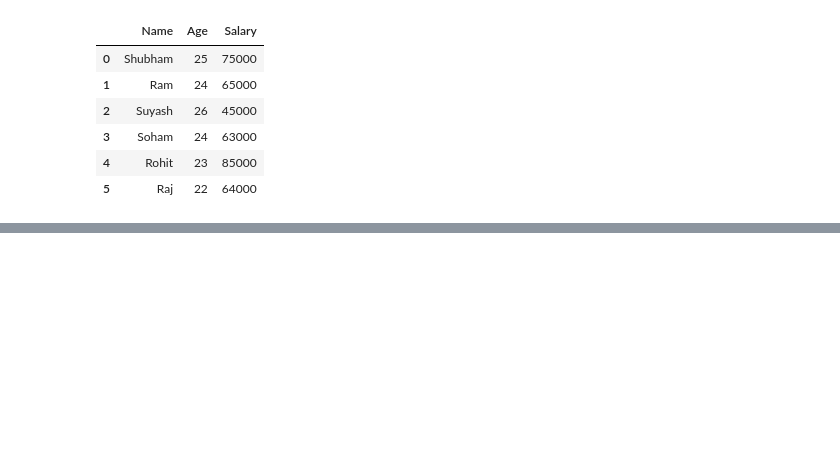
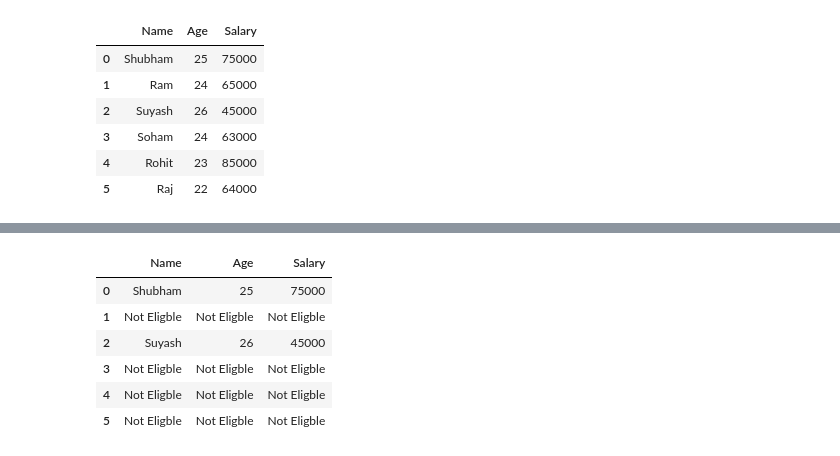
Before and after one commit to shubhammadane/pandas-by-shubhammadane, a Jupyter notebook: Revision_of_Pandas.ipynb, the cells around one changed output, grey strips where cells are left out. Saved outputs shown, nothing was run; the diff lists cells and outputs as text; code cells hidden in the pictures; blank space fills up the shorter version.

```diff
--- a/Revision_of_Pandas.ipynb
+++ b/Revision_of_Pandas.ipynb
@@ -390,0 +423,10 @@ df
+# %%
+df.where(df['Age']>= 25 ,other='Not Eligble')
+# %% [output]
+|  | Name | Age | Salary |
+| 0 | Shubham | 25 | 75000 |
+| 1 | Not Eligble | Not Eligble | Not Eligble |
+| 2 | Suyash | 26 | 45000 |
+| 3 | Not Eligble | Not Eligble | Not Eligble |
+| 4 | Not Eligble | Not Eligble | Not Eligble |
+| 5 | Not Eligble | Not Eligble | Not Eligble |
```
Also changed, not shown: parts of 8 cells of this notebook.
